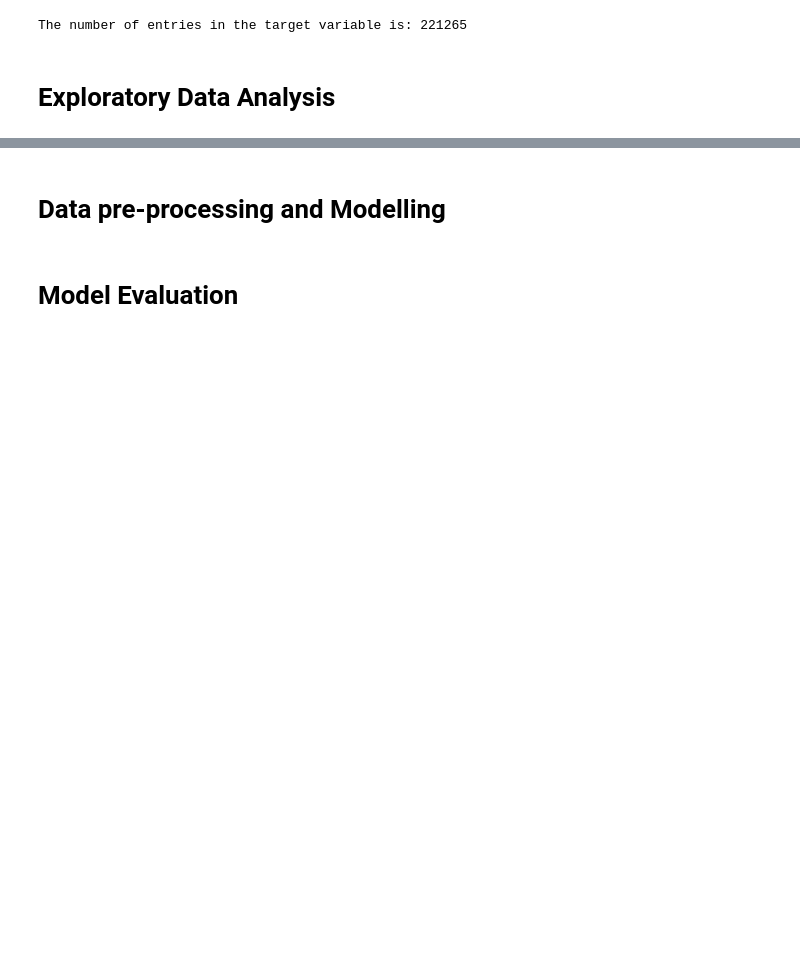
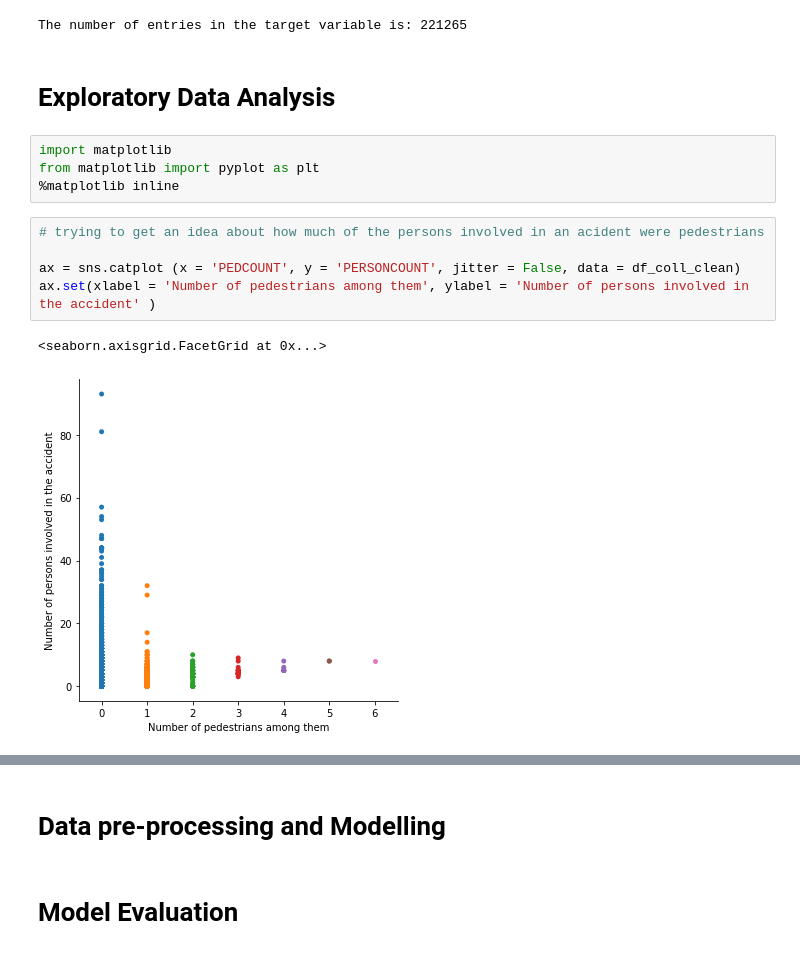
Before and after one commit to sankha14/Applied_Data_Science_Capstone, a Jupyter notebook: Car_Accident_Severity_Prediction.ipynb, the cells around one changed output, grey strips where cells are left out. Cells and saved outputs as stored; diff of their text form; blank space fills up the shorter version.

Commit message:
added exploratory data analysis section but incomplete:

```diff
--- a/Car_Accident_Severity_Prediction.ipynb
+++ b/Car_Accident_Severity_Prediction.ipynb
@@ -671,3 +671,15 @@ print("The number of entries in the target variable is:", target.size)
 The number of entries in the target variable is: 221265
 # %% [markdown]
 # Exploratory Data Analysis
+# %%
+import matplotlib
+from matplotlib import pyplot as plt
+%matplotlib inline
+# %%
+# trying to get an idea about how much of the persons involved in an acident were pedestrians
+
+ax = sns.catplot (x = 'PEDCOUNT', y = 'PERSONCOUNT', jitter = False, data = df_coll_clean)
+ax.set(xlabel = 'Number of pedestrians among them', ylabel = 'Number of persons involved in the accident' )
+# %% [output]
+<seaborn.axisgrid.FacetGrid at 0x...>
+[figure, added]
```
Also changed, not shown: parts of 18 cells of this notebook.
